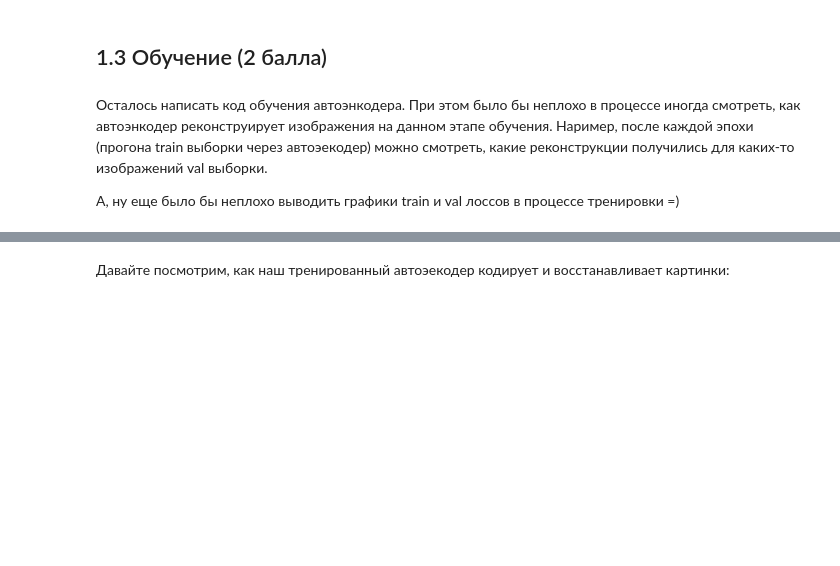
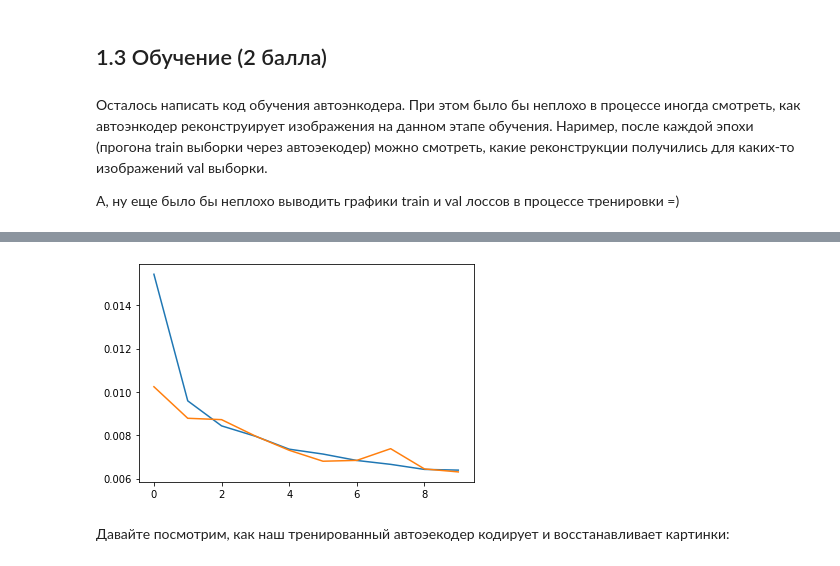
Before and after one commit to OlegTkhor/DLS_homework, a Jupyter notebook: [hw]autoencoders.ipynb, the cells around one changed output, grey strips where cells are left out. Cells and saved outputs as stored; diff of their text form; code cells hidden in the pictures; blank space fills up the shorter version.

```diff
--- a/[hw]autoencoders.ipynb
+++ b/[hw]autoencoders.ipynb
@@ -218,3 +212,9 @@ epoch 9 loss is 0.006378938926029063
+# %%
+plt.plot(train_losses)
+plt.plot(val_losses)
+plt.show()
+# %% [output]
+[figure, added]
 # %% [markdown]
 Давайте посмотрим, как наш тренированный автоэекодер кодирует и восстанавливает картинки:
 # %%
```
Also changed, not shown: parts of 6 cells of this notebook.
